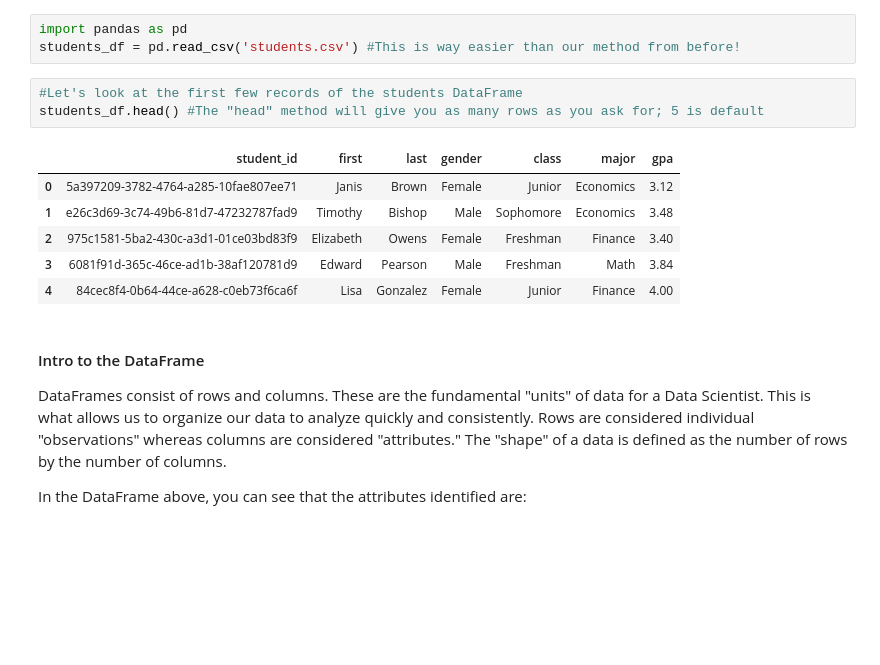
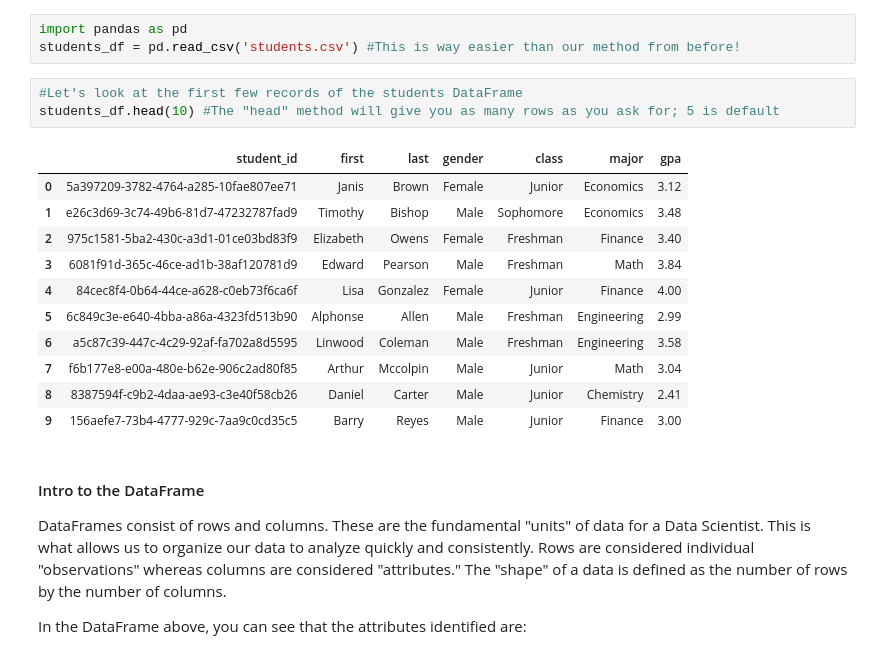
Before and after one commit to jasonshu8/MSDS_631, a Jupyter notebook: Lecture Notes/Week 6/In-Class Notebook (Feb 27, 2019) - Part 1.ipynb, the cells around one changed output. Drawn from its saved outputs; the diff is of its cells as text; blank space fills up the shorter version.

```diff
--- a/Lecture Notes/Week 6/In-Class Notebook (Feb 27, 2019) - Part 1.ipynb
+++ b/Lecture Notes/Week 6/In-Class Notebook (Feb 27, 2019) - Part 1.ipynb
@@ -341,14 +540,19 @@ import pandas as pd
 students_df = pd.read_csv('students.csv') #This is way easier than our method from before!
 # %%
 #Let's look at the first few records of the students DataFrame
-students_df.head() #The "head" method will give you as many rows as you ask for; 5 is default
+students_df.head(10) #The "head" method will give you as many rows as you ask for; 5 is default
 # %% [output]
 |  | student_id | first | last | gender | class | major | gpa |
 | 0 | 5a397209-3782-4764-a285-10fae807ee71 | Janis | Brown | Female | Junior | Economics | 3.12 |
 | 1 | e26c3d69-3c74-49b6-81d7-47232787fad9 | Timothy | Bishop | Male | Sophomore | Economics | 3.48 |
 | 2 | 975c1581-5ba2-430c-a3d1-01ce03bd83f9 | Elizabeth | Owens | Female | Freshman | Finance | 3.40 |
 | 3 | 6081f91d-365c-46ce-ad1b-38af120781d9 | Edward | Pearson | Male | Freshman | Math | 3.84 |
 | 4 | 84cec8f4-0b64-44ce-a628-c0eb73f6ca6f | Lisa | Gonzalez | Female | Junior | Finance | 4.00 |
+| 5 | 6c849c3e-e640-4bba-a86a-4323fd513b90 | Alphonse | Allen | Male | Freshman | Engineering | 2.99 |
+| 6 | a5c87c39-447c-4c29-92af-fa702a8d5595 | Linwood | Coleman | Male | Freshman | Engineering | 3.58 |
+| 7 | f6b177e8-e00a-480e-b62e-906c2ad80f85 | Arthur | Mccolpin | Male | Junior | Math | 3.04 |
+| 8 | 8387594f-c9b2-4daa-ae93-c3e40f58cb26 | Daniel | Carter | Male | Junior | Chemistry | 2.41 |
+| 9 | 156aefe7-73b4-4777-929c-7aa9c0cd35c5 | Barry | Reyes | Male | Junior | Finance | 3.00 |
 # %% [markdown]
 #### Intro to the DataFrame
 
```
Also changed, not shown: parts of 91 cells of this notebook.
